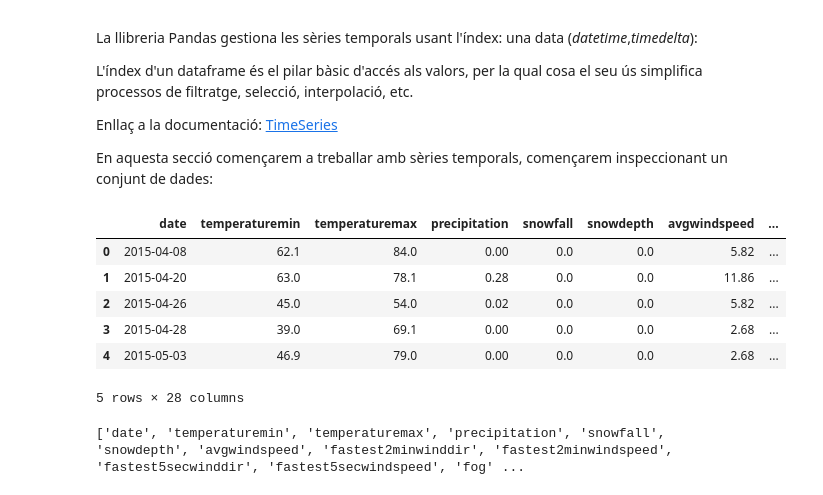
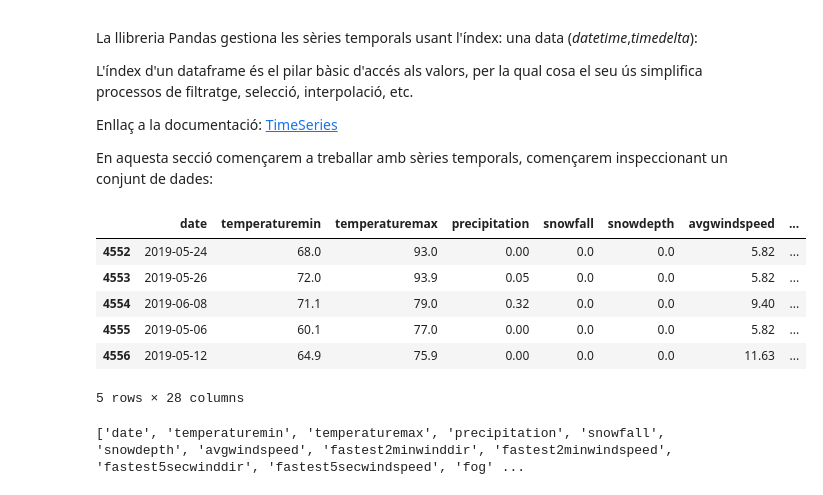
Before and after one commit to wisaaco/TallerPythonFEE, a Jupyter notebook: lessons/4/4_PandasGroups.ipynb, the cells around one changed output. Saved outputs shown, nothing was run; the diff lists cells and outputs as text; code cells hidden in the pictures.

```diff
--- a/lessons/4/4_PandasGroups.ipynb
+++ b/lessons/4/4_PandasGroups.ipynb
@@ -558,15 +559,15 @@ En aquesta secció començarem a treballar amb sèries temporals, començarem in
 # %%
 import pandas as pd
 df = pd.read_csv("data/rdu-weather-history.csv",sep=";")
 
-df.head()
+df.tail()
 # %% [output]
 |  | date | temperaturemin | temperaturemax | precipitation | snowfall | snowdepth | avgwindspeed | ... |
-| 0 | 2015-04-08 | 62.1 | 84.0 | 0.00 | 0.0 | 0.0 | 5.82 | ... |
-| 1 | 2015-04-20 | 63.0 | 78.1 | 0.28 | 0.0 | 0.0 | 11.86 | ... |
-| 2 | 2015-04-26 | 45.0 | 54.0 | 0.02 | 0.0 | 0.0 | 5.82 | ... |
-| 3 | 2015-04-28 | 39.0 | 69.1 | 0.00 | 0.0 | 0.0 | 2.68 | ... |
-| 4 | 2015-05-03 | 46.9 | 79.0 | 0.00 | 0.0 | 0.0 | 2.68 | ... |
+| 4552 | 2019-05-24 | 68.0 | 93.0 | 0.00 | 0.0 | 0.0 | 5.82 | ... |
+| 4553 | 2019-05-26 | 72.0 | 93.9 | 0.05 | 0.0 | 0.0 | 5.82 | ... |
+| 4554 | 2019-06-08 | 71.1 | 79.0 | 0.32 | 0.0 | 0.0 | 9.40 | ... |
+| 4555 | 2019-05-06 | 60.1 | 77.0 | 0.00 | 0.0 | 0.0 | 5.82 | ... |
+| 4556 | 2019-05-12 | 64.9 | 75.9 | 0.00 | 0.0 | 0.0 | 11.63 | ... |
 5 rows × 28 columns
 # %%
 print(list(df.columns))
```
Also changed, not shown: parts of 10 cells of this notebook, 3 other files.
